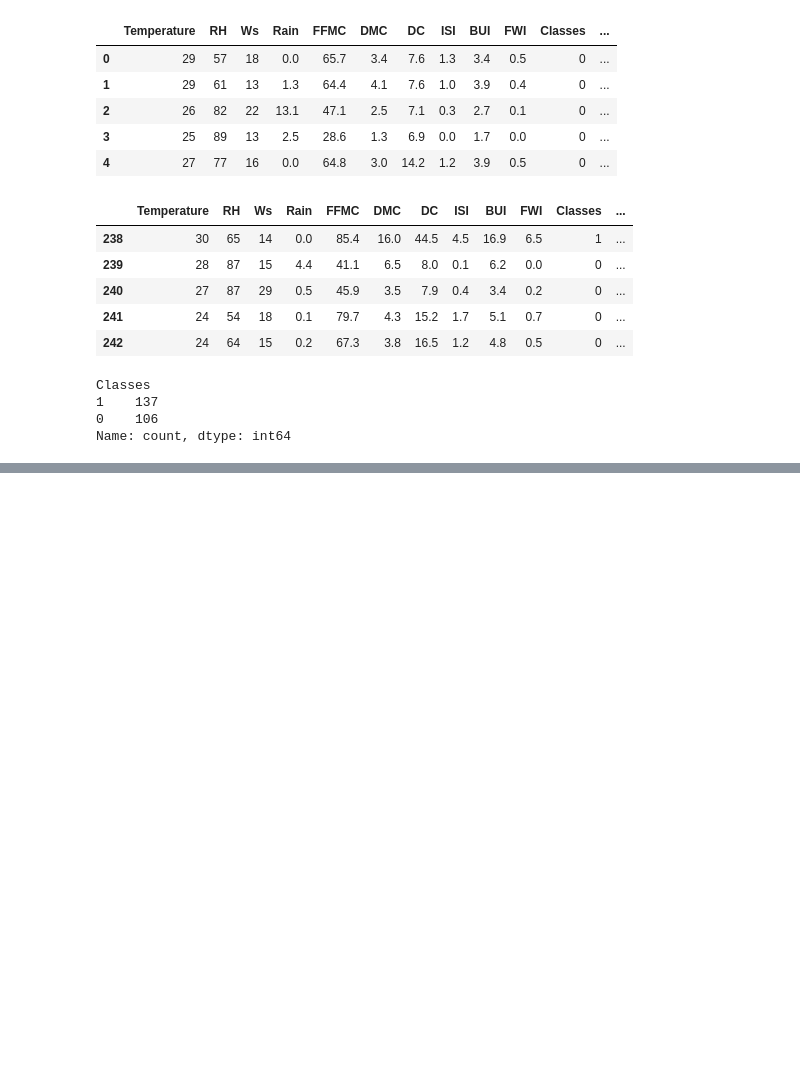
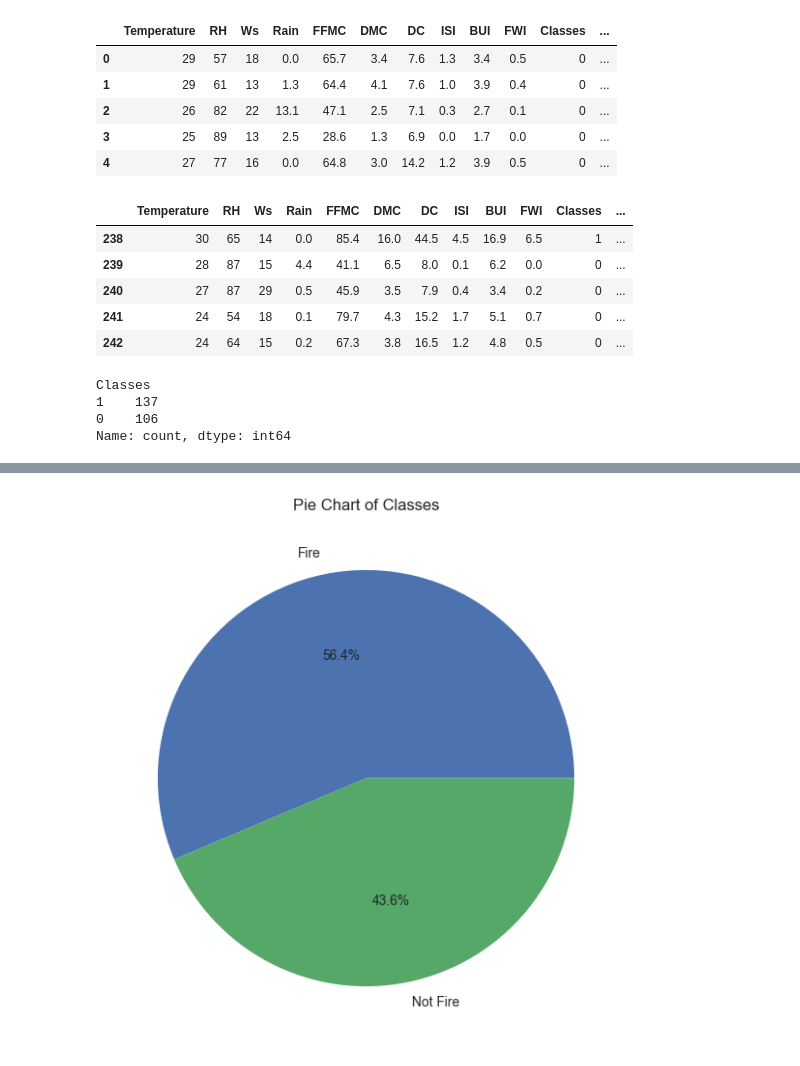
Before and after one commit to kunalkaushik1982/ml-regression, a Jupyter notebook: ridge_lasso_regression.ipynb, the cells around one changed output, grey strips where cells are left out. Cells and saved outputs as stored; diff of their text form; code cells hidden in the pictures; blank space fills up the shorter version.

```diff
--- a/ridge_lasso_regression.ipynb
+++ b/ridge_lasso_regression.ipynb
@@ -349,0 +361,10 @@ Name: count, dtype: int64
+# %%
+## Percentage for the Pie Chart
+percentage=df_copy['Classes'].value_counts(normalize=True)*100
+classlabels=["Fire","Not Fire"]
+plt.figure(figsize=(12,7))
+plt.pie(percentage,labels=classlabels,autopct='%1.1f%%')
+plt.title("Pie Chart of Classes")
+plt.show()
+# %% [output]
+[figure, added]
```
Also changed, not shown: parts of 3 cells of this notebook.
